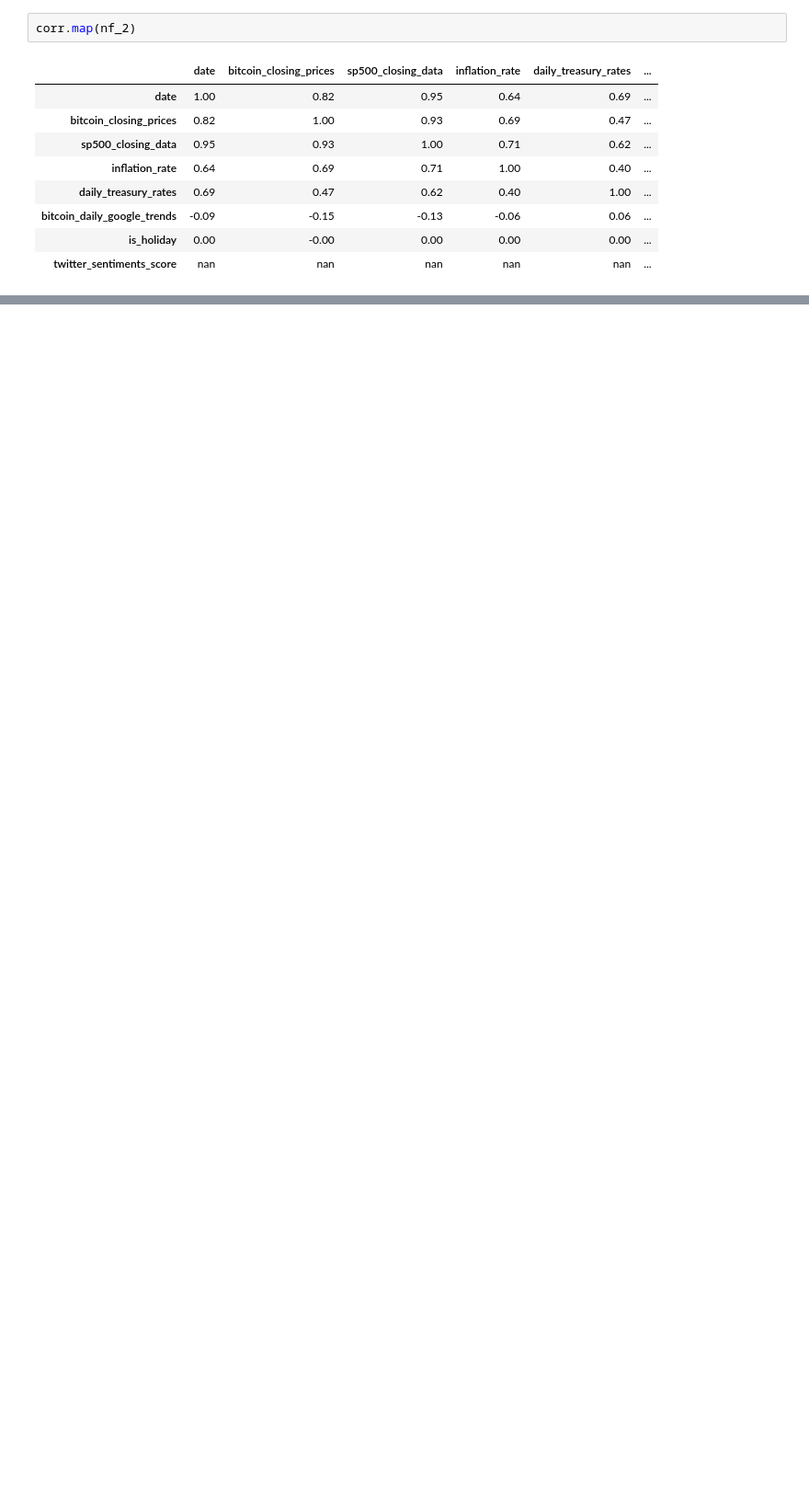
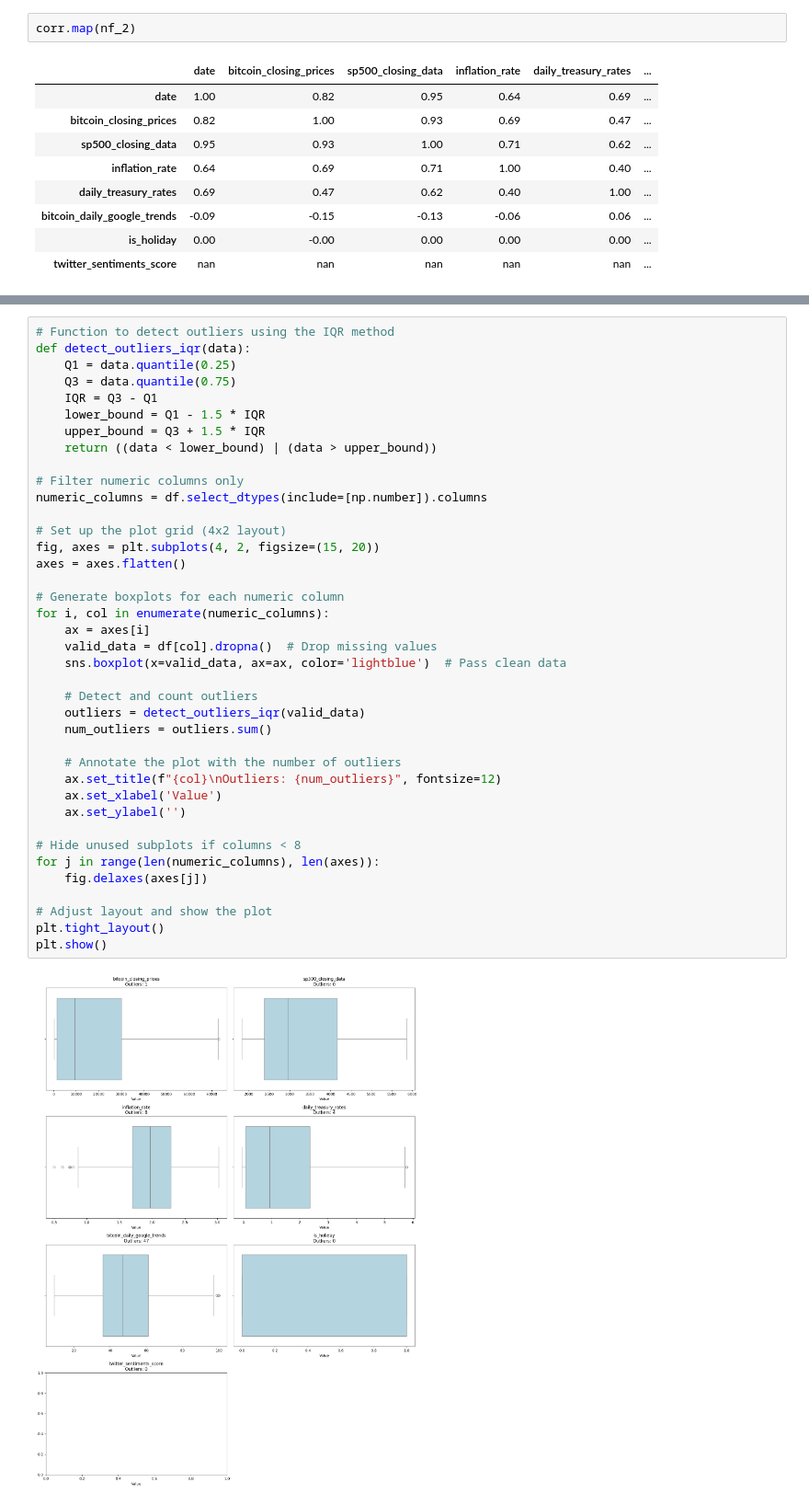
Before and after one commit to kalakhushi18/Advance-Time-Series-Prediction-W24, a Jupyter notebook: 1_DatasetCharacteristics/exploratory_data_analysis.ipynb, the cells around one changed output, grey strips where cells are left out. Shown at 92% size. Cells and saved outputs as stored; diff of their text form; blank space fills up the shorter version.

```diff
--- a/1_DatasetCharacteristics/exploratory_data_analysis.ipynb
+++ b/1_DatasetCharacteristics/exploratory_data_analysis.ipynb
@@ -243,0 +251,41 @@ plt.show()
+# %%
+# Function to detect outliers using the IQR method
+def detect_outliers_iqr(data):
+    Q1 = data.quantile(0.25)
+    Q3 = data.quantile(0.75)
+    IQR = Q3 - Q1
+    lower_bound = Q1 - 1.5 * IQR
+    upper_bound = Q3 + 1.5 * IQR
+    return ((data < lower_bound) | (data > upper_bound))
+
+# Filter numeric columns only
+numeric_columns = df.select_dtypes(include=[np.number]).columns
+
+# Set up the plot grid (4x2 layout)
+fig, axes = plt.subplots(4, 2, figsize=(15, 20))
+axes = axes.flatten()
+
+# Generate boxplots for each numeric column
+for i, col in enumerate(numeric_columns):
+    ax = axes[i]
+    valid_data = df[col].dropna()  # Drop missing values
+    sns.boxplot(x=valid_data, ax=ax, color='lightblue')  # Pass clean data
+
+    # Detect and count outliers
+    outliers = detect_outliers_iqr(valid_data)
+    num_outliers = outliers.sum()
+
+    # Annotate the plot with the number of outliers
+    ax.set_title(f"{col}\nOutliers: {num_outliers}", fontsize=12)
+    ax.set_xlabel('Value')
+    ax.set_ylabel('')
+
+# Hide unused subplots if columns < 8
+for j in range(len(numeric_columns), len(axes)):
+    fig.delaxes(axes[j])
+
+# Adjust layout and show the plot
+plt.tight_layout()
+plt.show()
+# %% [output]
+[figure, added]
```
Also changed, not shown: parts of 2 cells of this notebook.
